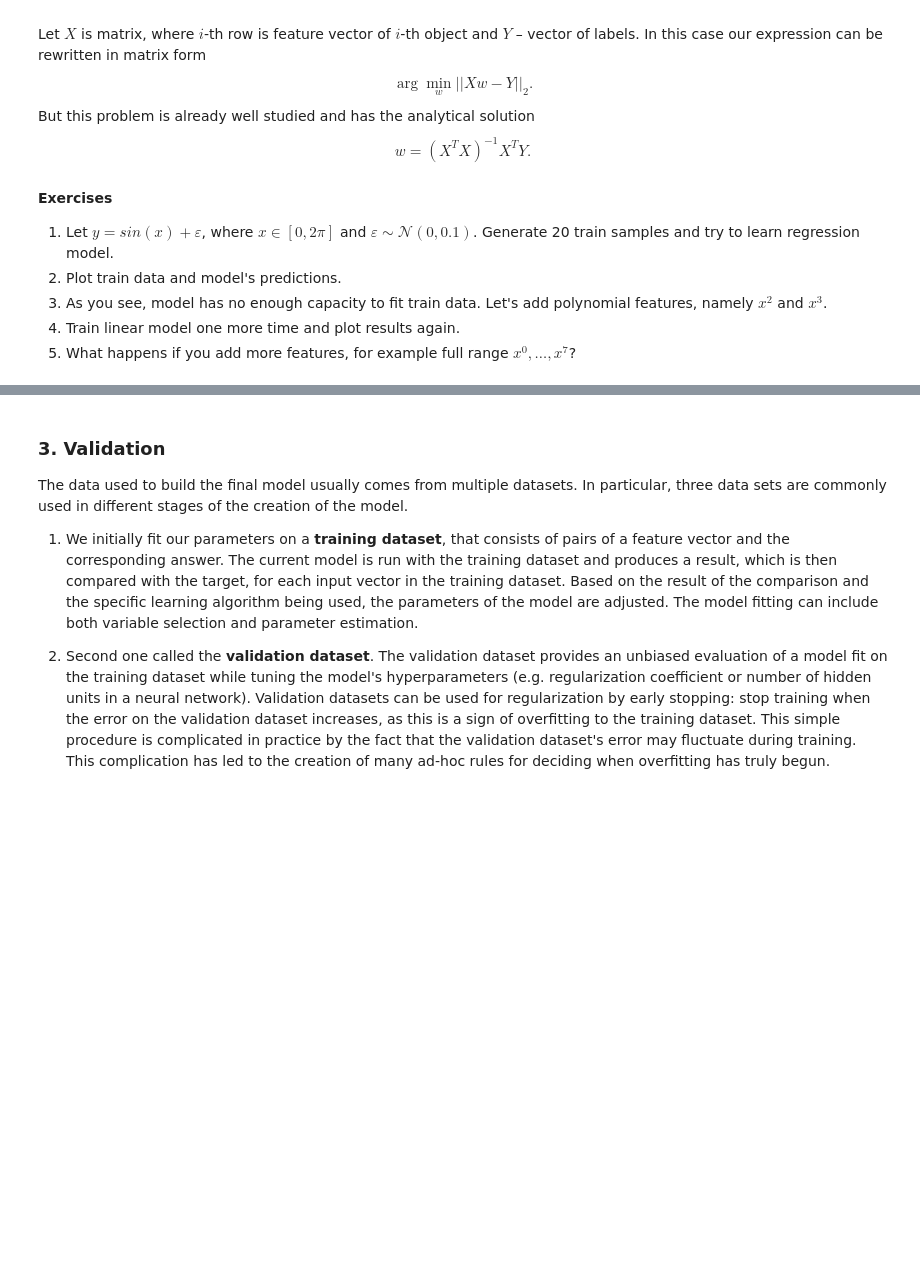
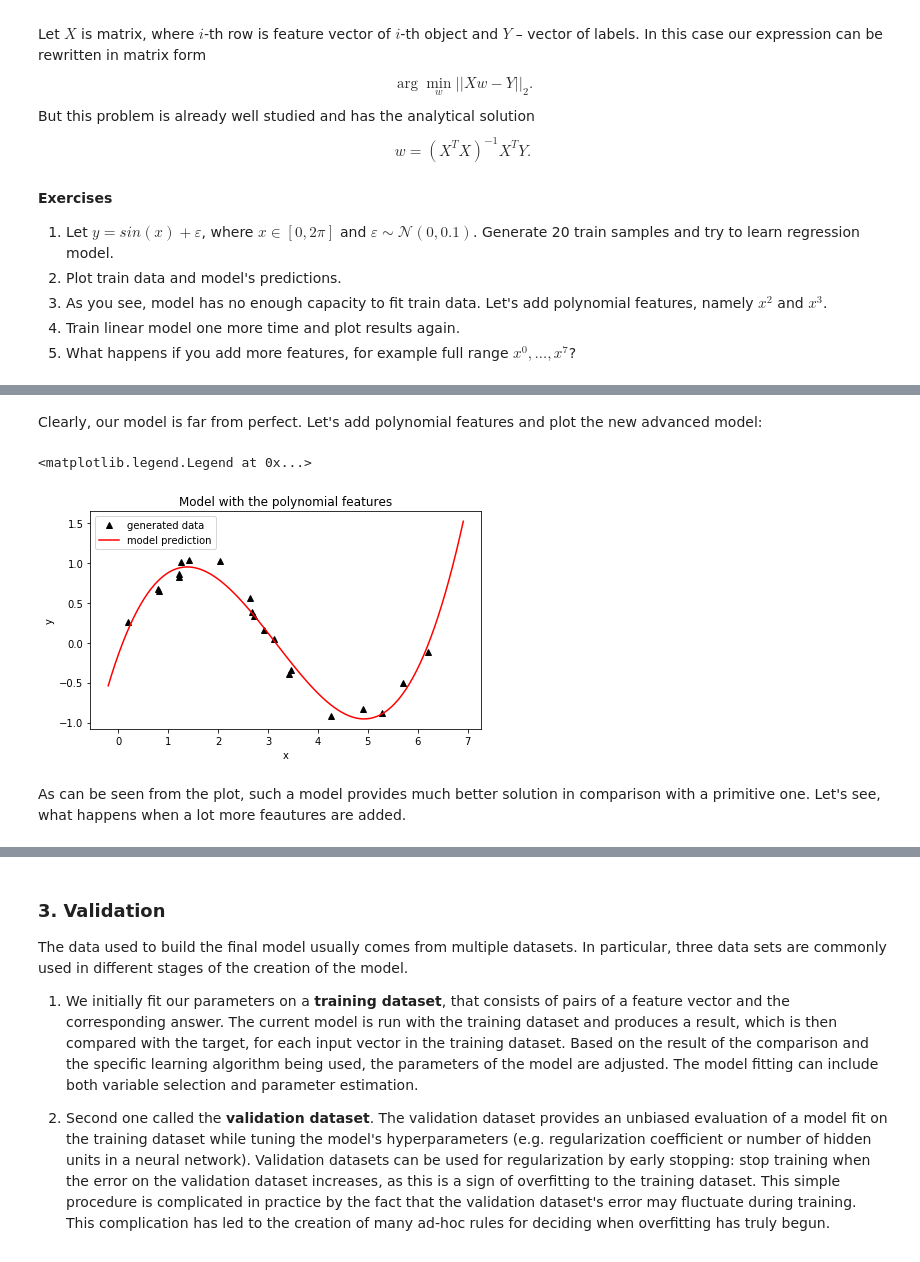
Before and after one commit to slayff/squad, a Jupyter notebook: lab-1.ipynb, the cells around one changed output, grey strips where cells are left out. Drawn from its saved outputs; the diff is of its cells as text; code cells hidden in the pictures; blank space fills up the shorter version.

```diff
--- a/lab-1.ipynb
+++ b/lab-1.ipynb
@@ -58,0 +89,35 @@ $$w = (X^TX)^{-1}X^TY.$$
+# %% [markdown]
+Clearly, our model is far from perfect. Let's add polynomial features and plot the new advanced model:
+# %%
+X_train_adv = x_values
+for i in (2, 3):
+    X_train_adv = np.concatenate((X_train_adv, x_values**i), axis=1)
+X_train_adv = np.concatenate((X_train_adv, np.ones((N, 1))), axis=1)
+w_adv = nla.inv(X_train_adv.T.dot(X_train_adv)).dot(X_train_adv.T).dot(Y_train)
+# %%
+def f_adv(x, coef):
+    coef_ = coef.reshape((coef.shape[0]))
+    i = 0
+    y = 0
+    while i < coef_.size - 1:
+        y += coef_[i] * x**(i + 1)
+        i += 1
+    y += coef_[coef_.size - 1]
+    return y
+
+plt.figure(figsize=(7, 4))
+plt.title('Model with the polynomial features')
+plt.xlabel('x')
+plt.ylabel('y')
+plt.plot(x_values, y_values, 'k^', label='generated data')
+# the following lists are used in order to omit sorting initial points
+x_space = np.linspace(-0.2, 2.2 * np.pi, 100)
+y_space = [f_adv(x, w_adv) for x in x_space]
+plt.plot(x_space, y_space, 'r', label='model prediction')
+plt.legend(loc='best')
+# %% [output]
+<matplotlib.legend.Legend at 0x...>
+[figure, added]
+# %% [markdown]
+As can be seen from the plot, such a model provides much better solution in comparison with a primitive one.
+Let's see, what happens when a lot more feautures are added.
```
Also changed, not shown: parts of 8 cells of this notebook, 1 other file.
